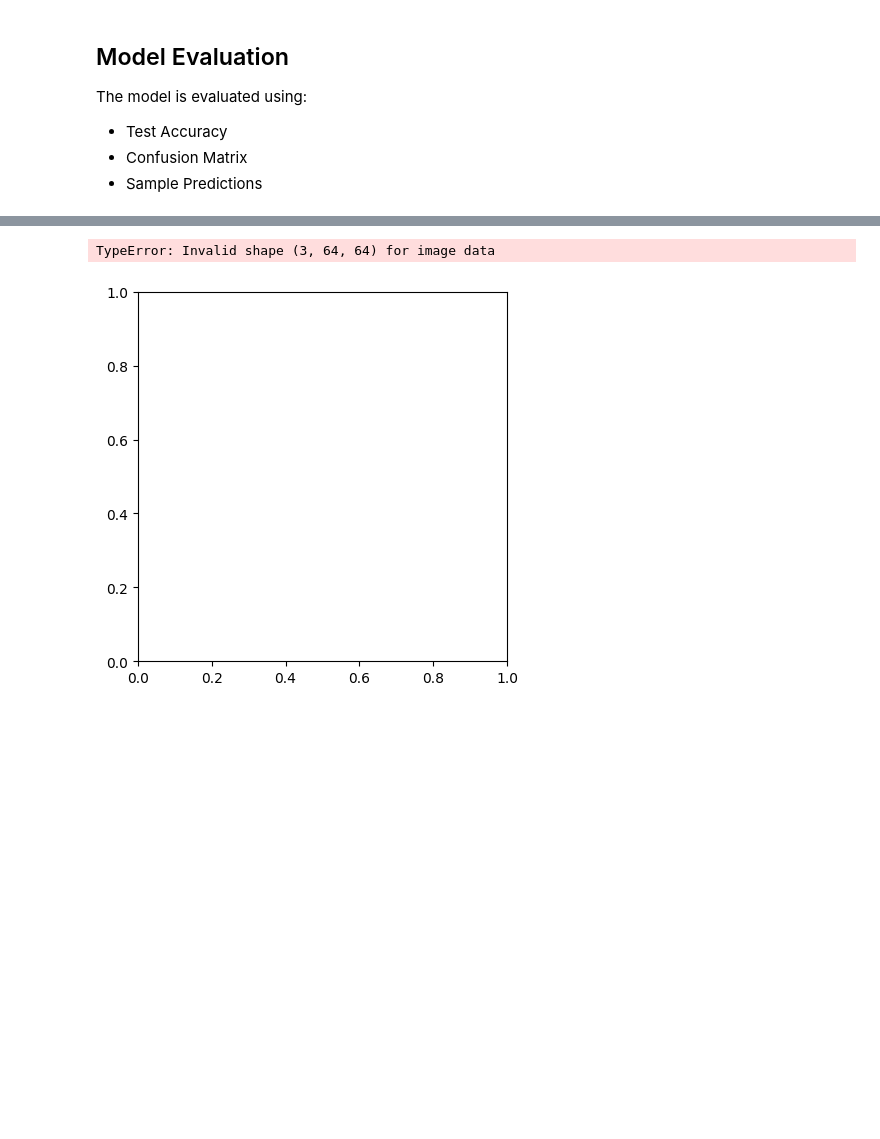
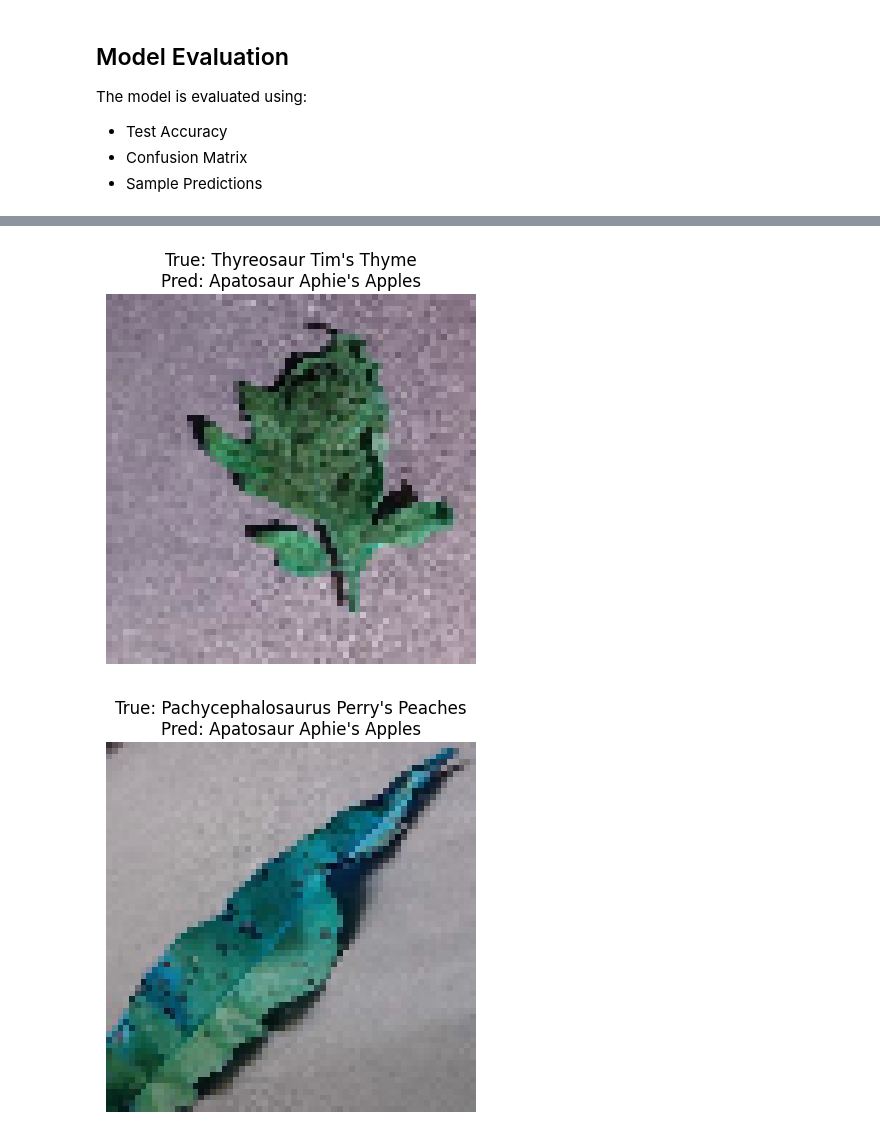
Before and after one commit to aparajaya18-star/ML-workbook, a Jupyter notebook: convolutionalNN.ipynb, the cells around one changed output, grey strips where cells are left out. Drawn from its saved outputs; the diff is of its cells as text; code cells hidden in the pictures; blank space fills up the shorter version.

```diff
--- a/convolutionalNN.ipynb
+++ b/convolutionalNN.ipynb
@@ -137,7 +146,11 @@ test_dataset = TensorDataset(X_test_torch, Y_test_torch)
 train_size = int(0.8 * len(train_dataset))
 val_size = len(train_dataset) - train_size
 
-train_dataset, val_dataset = random_split(train_dataset, [train_size, val_size])
+train_dataset, val_dataset = random_split(
+    train_dataset,
+    [train_size, val_size],
+    generator=torch.Generator().manual_seed(42)
+)
 
 train_loader = DataLoader(train_dataset, batch_size=32, shuffle=True)
 val_loader = DataLoader(val_dataset, batch_size=32)
@@ -334,20 +358,20 @@ plt.show()
 # %%
 # Prediction Visualization
 
 for _ in range(5):
     idx = random.randint(0, len(X_test_torch)-1)
 
     image = X_test_torch[idx]
     label = Y_test[idx]
 
     with torch.no_grad():
         output = model(image.unsqueeze(0))
         _, pred = torch.max(output, 1)
 
-    plt.imshow(image.squeeze(), cmap='gray')
+    plt.imshow(image.permute(1, 2, 0))
     plt.title(f"True: {class_names[label]}\nPred: {class_names[pred.item()]}")
     plt.axis('off')
     plt.show()
 # %% [output]
-TypeError: Invalid shape (3, 64, 64) for image data
-[figure, old version]
+[figure, new version]
+[figure, added]
```
Also changed, not shown: parts of 10 cells of this notebook.
